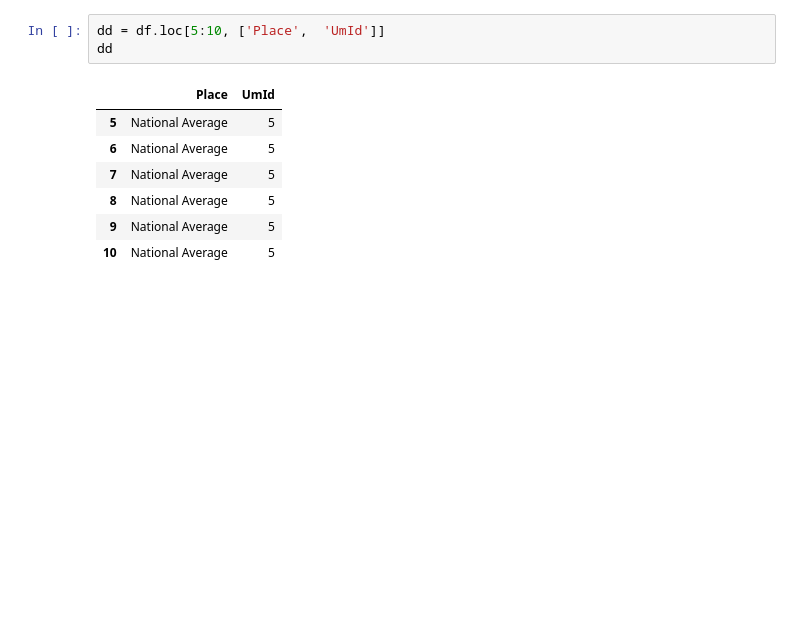
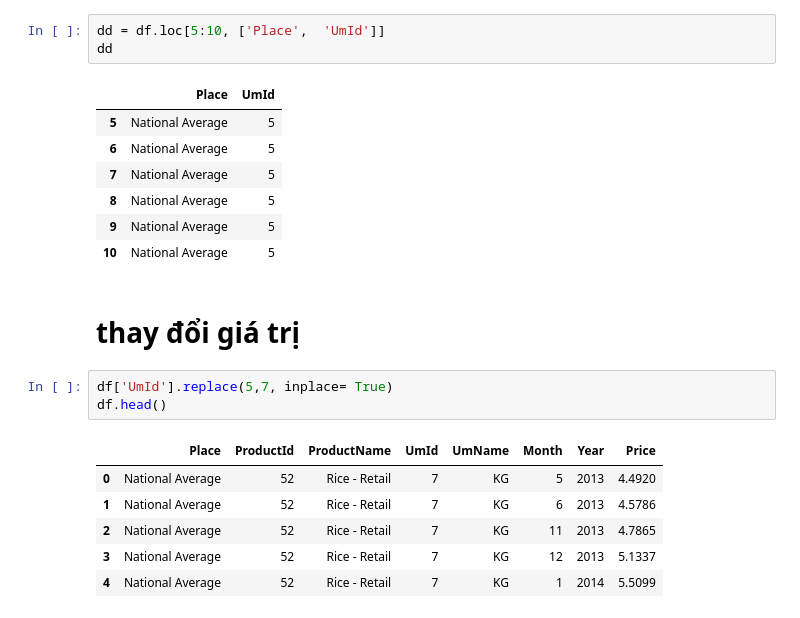
Before and after one commit to tranhuuan170302/Tran-Huu-An-data-analyst, a Jupyter notebook: truy_cập_dữ_liệu.ipynb, the cells around one changed output. Cells and saved outputs as stored; diff of their text form; blank space fills up the shorter version.

```diff
--- a/truy_cập_dữ_liệu.ipynb
+++ b/truy_cập_dữ_liệu.ipynb
@@ -75,3 +75,15 @@ dd
 | 8 | National Average | 5 |
 | 9 | National Average | 5 |
 | 10 | National Average | 5 |
+# %% [markdown]
+# thay đổi giá trị
+# %%
+df['UmId'].replace(5,7, inplace= True)
+df.head()
+# %% [output]
+|  | Place | ProductId | ProductName | UmId | UmName | Month | Year | Price |
+| 0 | National Average | 52 | Rice - Retail | 7 | KG | 5 | 2013 | 4.4920 |
+| 1 | National Average | 52 | Rice - Retail | 7 | KG | 6 | 2013 | 4.5786 |
+| 2 | National Average | 52 | Rice - Retail | 7 | KG | 11 | 2013 | 4.7865 |
+| 3 | National Average | 52 | Rice - Retail | 7 | KG | 12 | 2013 | 5.1337 |
+| 4 | National Average | 52 | Rice - Retail | 7 | KG | 1 | 2014 | 5.5099 |
```
